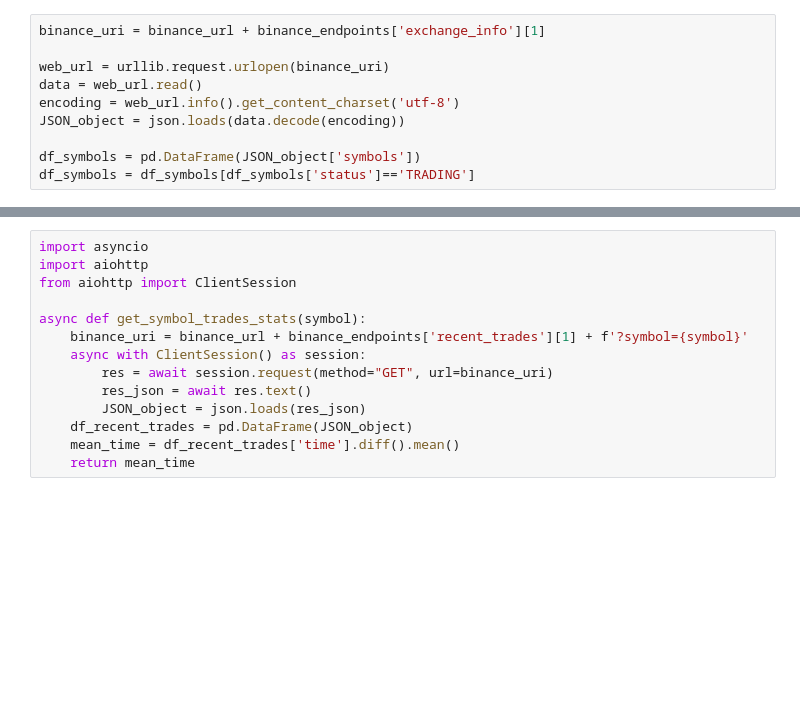
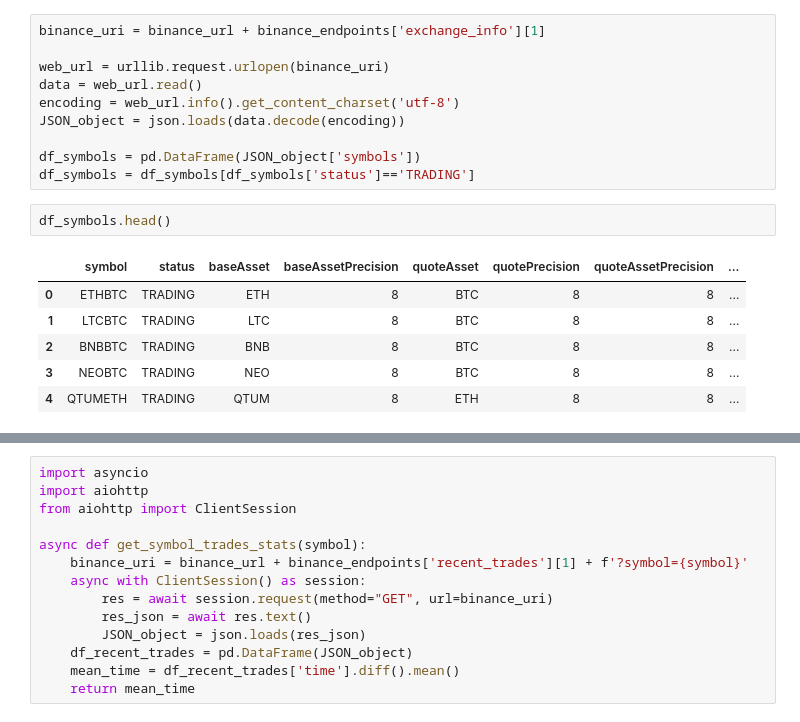
Before and after one commit to RicardoHS/binance-argitrager, a Jupyter notebook: prototype/notebooks/07-market_cap_n_average_trade_time_analysis.ipynb, the cells around one changed output, grey strips where cells are left out. Drawn from its saved outputs; the diff is of its cells as text; blank space fills up the shorter version.

```diff
--- a/prototype/notebooks/07-market_cap_n_average_trade_time_analysis.ipynb
+++ b/prototype/notebooks/07-market_cap_n_average_trade_time_analysis.ipynb
@@ -31,6 +31,15 @@ JSON_object = json.loads(data.decode(encoding))
 
 df_symbols = pd.DataFrame(JSON_object['symbols'])
 df_symbols = df_symbols[df_symbols['status']=='TRADING']
+# %%
+df_symbols.head()
+# %% [output]
+|  | symbol | status | baseAsset | baseAssetPrecision | quoteAsset | quotePrecision | quoteAssetPrecision | ... |
+| 0 | ETHBTC | TRADING | ETH | 8 | BTC | 8 | 8 | ... |
+| 1 | LTCBTC | TRADING | LTC | 8 | BTC | 8 | 8 | ... |
+| 2 | BNBBTC | TRADING | BNB | 8 | BTC | 8 | 8 | ... |
+| 3 | NEOBTC | TRADING | NEO | 8 | BTC | 8 | 8 | ... |
+| 4 | QTUMETH | TRADING | QTUM | 8 | ETH | 8 | 8 | ... |
 # %%
 # market cap
 binance_uri = "https://www.binance.com/exchange-api/v2/public/asset-service/product/get-products"
```
Also changed, not shown: parts of 8 cells of this notebook, 1 other file.
